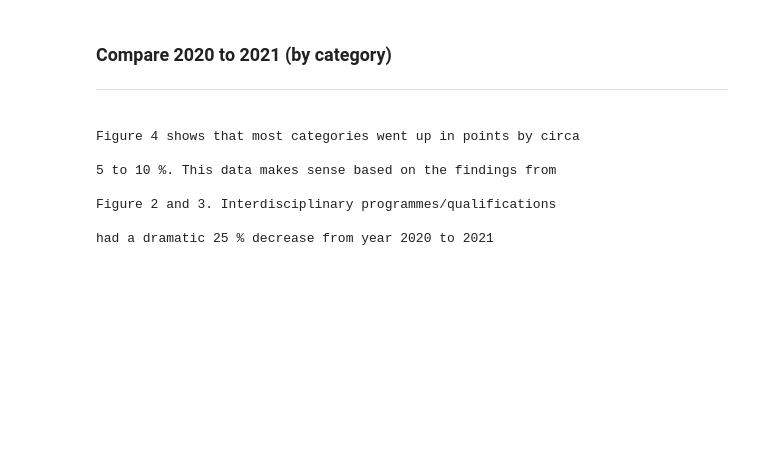
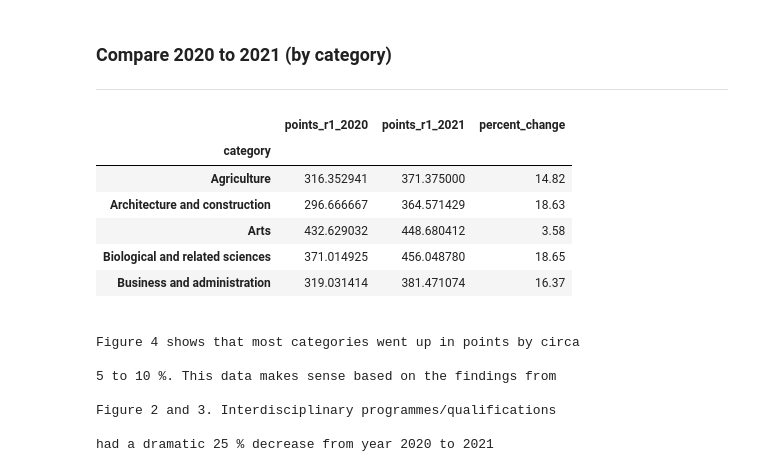
Before and after one commit to CiaranMoran27/Fundamentals-of-Data-Analysis, a Jupyter notebook: cao.ipynb, the cells around one changed output. Cells and saved outputs as stored; diff of their text form; code cells hidden in the pictures; blank space fills up the shorter version.

```diff
--- a/cao.ipynb
+++ b/cao.ipynb
@@ -201,10 +210,13 @@ Name: 929, dtype: object
 df_2021 =  pd.read_csv('data/cao_2021_final_data.csv', encoding ='cp1252', header = None)
 # %%
 # isolate wanted cols from 2020 data and then rename them
-df_2020 = df_2020[['COURSE CODE2', 'COURSE TITLE', 'CATEGORY (i.e.ISCED description)', 'HEI', 'R1 POINTS', 'R2 POINTS','R1 Random *', 'R2 Random*', 'Test/Interview #']]
-df_2020.columns = ['code', 'title', 'category', 'institution', 'points_r1_2020', 'points_r2_2020', '*r1_2020', '*r2_2020', '#Test/Interview2020']
+df_2020 = df_2020[['COURSE CODE2', 'COURSE TITLE', 'CATEGORY (i.e.ISCED description)', 'HEI',
+                   'R1 POINTS', 'R2 POINTS','R1 Random *', 'R2 Random*', 'Test/Interview #']]
+
 df_2021.columns = ['code', 'title', 'points_r1_2021', 'points_r2_2021']
 df_2019.columns = ['code', 'title', 'points_r1_2019', 'points_r2_2019']
+df_2020.columns = ['code', 'title', 'category', 'institution', 'points_r1_2020', 'points_r2_2020',
+                   '*r1_2020', '*r2_2020', '#Test/Interview2020']
 
 # remove trailing / leading spaces on code col of all dfs
 df_2021['code'] = df_2021['code'].str.strip()
@@ -401,10 +452,11 @@ print('post_check_2020', '\n', post_check_2020, '\n')
 # remove special chars from 2021 and 2019 point cols
 for col in all_courses.columns:
     if col in ['points_r1_2019', 'points_r2_2019','points_r1_2021', 'points_r2_2021']:
-        all_courses[col] = all_courses[col].str.replace('#+matric', '', regex = True).str.replace('\*', '', regex = True).str.replace('#', '', regex = True).str.strip()
+        all_courses[col] = all_courses[col].str.replace('#+matric', '', regex = True).str.replace('\*', '', regex =
+        True).str.replace('#', '', regex = True).str.strip()
     else:
         pass
-    all_courses.to_csv('after parse.csv')
-    # conver all cols to numeric, cast erros as NaN
+
+    # convert all cols to numeric, cast erros as NaN
     if 'points' in col:
         all_courses[col]  = pd.to_numeric(all_courses[col], errors = 'coerce')
@@ -554,10 +643,19 @@ print('\n{}When looking at plot 1 to 3: the bin distribution and KDE plots shows
 # %%
 # group by category
 category_r1_comparison = all_courses[['category', 'points_r1_2020', 'points_r1_2021']].groupby('category').mean()
 
 # make new col showing % difference between 2020 and 2021 for R1 points
-category_r1_comparison['percent_change'] = round(100 - category_r1_comparison['points_r1_2020'] / category_r1_comparison['points_r1_2021'] *100, 2)
+category_r1_comparison['percent_change'] = round(100 - category_r1_comparison['points_r1_2020'] /
+                                                 category_r1_comparison['points_r1_2021'] *100, 2)
 
 # display mean points grouped by category, and display % change
 category_r1_comparison.head(5)
+# %% [output]
+|  | points_r1_2020 | points_r1_2021 | percent_change |
+| category |  |  |  |
+| Agriculture | 316.352941 | 371.375000 | 14.82 |
+| Architecture and construction | 296.666667 | 364.571429 | 18.63 |
+| Arts | 432.629032 | 448.680412 | 3.58 |
+| Biological and related sciences | 371.014925 | 456.048780 | 18.65 |
+| Business and administration | 319.031414 | 381.471074 | 16.37 |
 # %%
```
Also changed, not shown: parts of 31 cells of this notebook.
